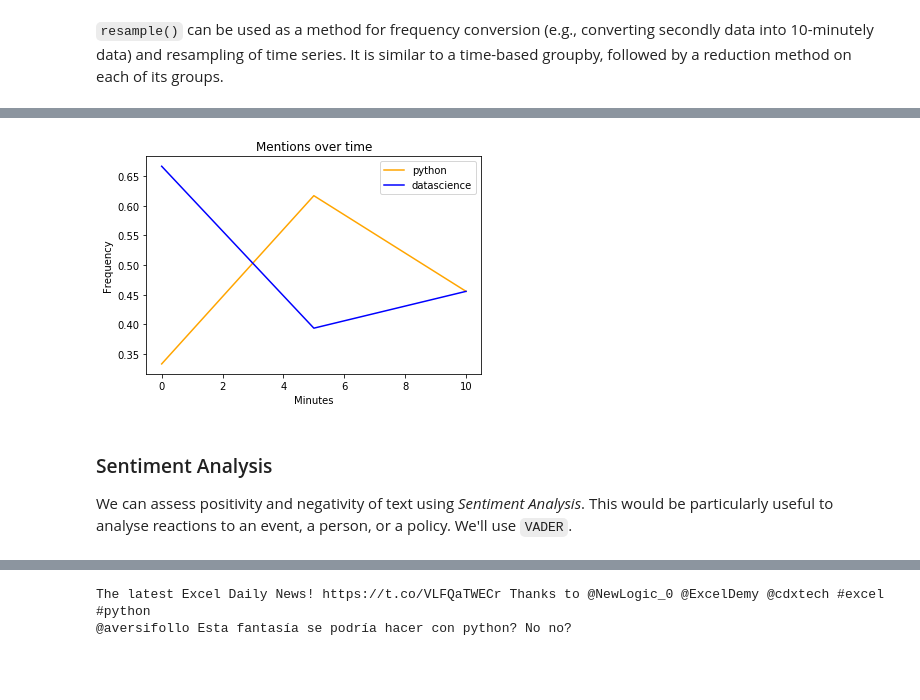
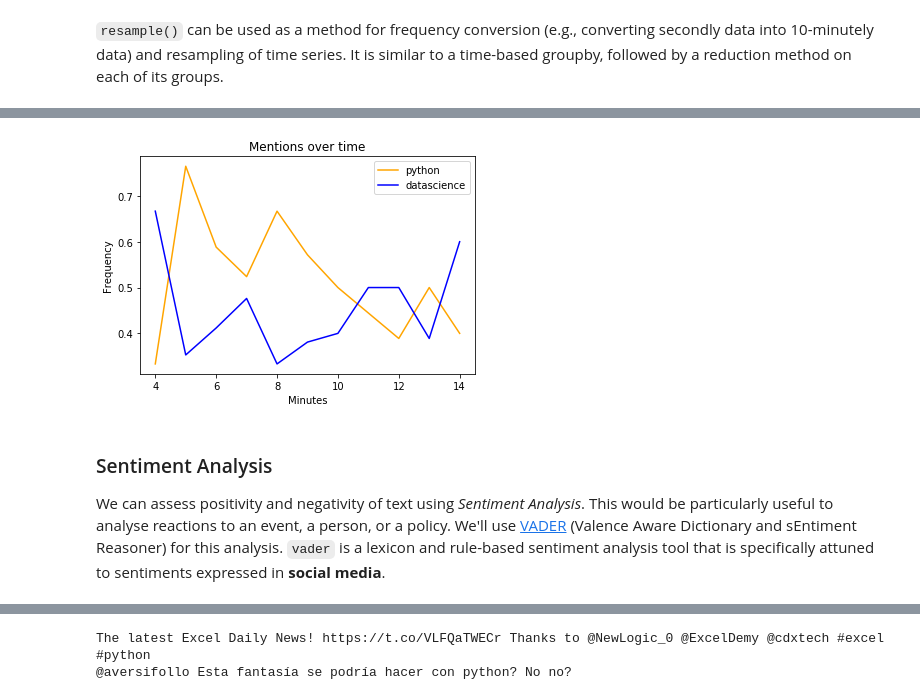
Before and after one commit to kaymal/twitter-analysis, a Jupyter notebook: Analyzing Twitter Data with Python.ipynb, the cells around one changed output, grey strips where cells are left out. Drawn from its saved outputs; the diff is of its cells as text; code cells hidden in the pictures; blank space fills up the shorter version.

Commit message:
Add sentiment analysis

```diff
--- a/Analyzing Twitter Data with Python.ipynb
+++ b/Analyzing Twitter Data with Python.ipynb
@@ -454,17 +549,17 @@ We have previously searched for keywords 'python' and 'datascience'. Sum of the
 |6|retweeted_status > extended_tweet > full_text|
 # %%
 def check_keywords(keyword, data):
-    """Checks if a keyword is in a Twitter dataset's text.
+    """Checks if a keyword is in a Twitter text.
     Checks text and extended tweet (140+ character tweets) for tweets,
-    retweets and quoted tweets.
-    Returns a logical pandas Series.
+    retweets and quoted tweets. Returns a logical pandas Series.
     """
     check_col = data['text'].str.contains(keyword, case = False)
     check_col |= data['extended_tweet-full_text'].str.contains(keyword, case = False)
-#     contains_column |= data['quoted_status-text'].str.contains(keyword, case = False)
-#     contains_column |= data['quoted_status-extended_tweet-full_text'].str.contains(keyword, case = False)
+#    check_col |= data['quoted_status-text'].str.contains(keyword, case = False)
+#    check_col |= data['quoted_status-extended_tweet-full_text'].str.contains(keyword, case = False)
     check_col |= data['retweeted_status-text'].str.contains(keyword, case=False)
     check_col |= data['retweeted_status-extended_tweet-full_text'].str.contains(keyword, case=False)
+
     return check_col
 # %%
 # Find mentions of python in all text fields
@@ -553,27 +650,31 @@ Freq: T, Name: python, dtype: float64
 # %%
 import matplotlib.pyplot as plt
 
 # Average of python column by minutes
-mean_python = tweets10_df['python'].resample('5T').mean()
+mean_python = tweets10_df['python'].resample('1T').mean()
 
 # Average of datascience column by minutes
-mean_datascience = tweets10_df['datascience'].resample('5T').mean()
+mean_datascience = tweets10_df['datascience'].resample('1T').mean()
+
+# Extract minutes (X coordinates)
+p_minutes = mean_python.index.minute.values
+d_minutes = mean_datascience.index.minute.values
 
 # Plot mean python by day(orange)/mean datascience by day(blue)
-plt.plot(mean_python.index.minute, mean_python, color = 'orange')
-plt.plot(mean_datascience.index.minute, mean_datascience, color = 'blue')
+plt.plot(p_minutes, mean_python, color = 'orange')
+plt.plot(d_minutes, mean_datascience, color = 'blue')
 
 # Add labels and show
 plt.xlabel('Minutes'); plt.ylabel('Frequency')
 plt.title('Mentions over time')
 plt.legend(('python', 'datascience'))
 plt.show()
 # %% [output]
-[figure, old version]
+[figure, new version]
 # %% [markdown]
 ### Sentiment Analysis
 
-We can assess positivity and negativity of text using _Sentiment Analysis_. This would be particularly useful to analyse reactions to an event, a person, or a policy. We'll use `VADER`.
+We can assess positivity and negativity of text using _Sentiment Analysis_. This would be particularly useful to analyse reactions to an event, a person, or a policy. We'll use [VADER](https://github.com/cjhutto/vaderSentiment) (Valence Aware Dictionary and sEntiment Reasoner) for this analysis. `vader` is a lexicon and rule-based sentiment analysis tool that is specifically attuned to sentiments expressed in **social media**.
 # %%
 # Load SentimentIntensityAnalyzer
 from nltk.sentiment.vader import SentimentIntensityAnalyzer
```
Also changed, not shown: parts of 78 cells of this notebook.
